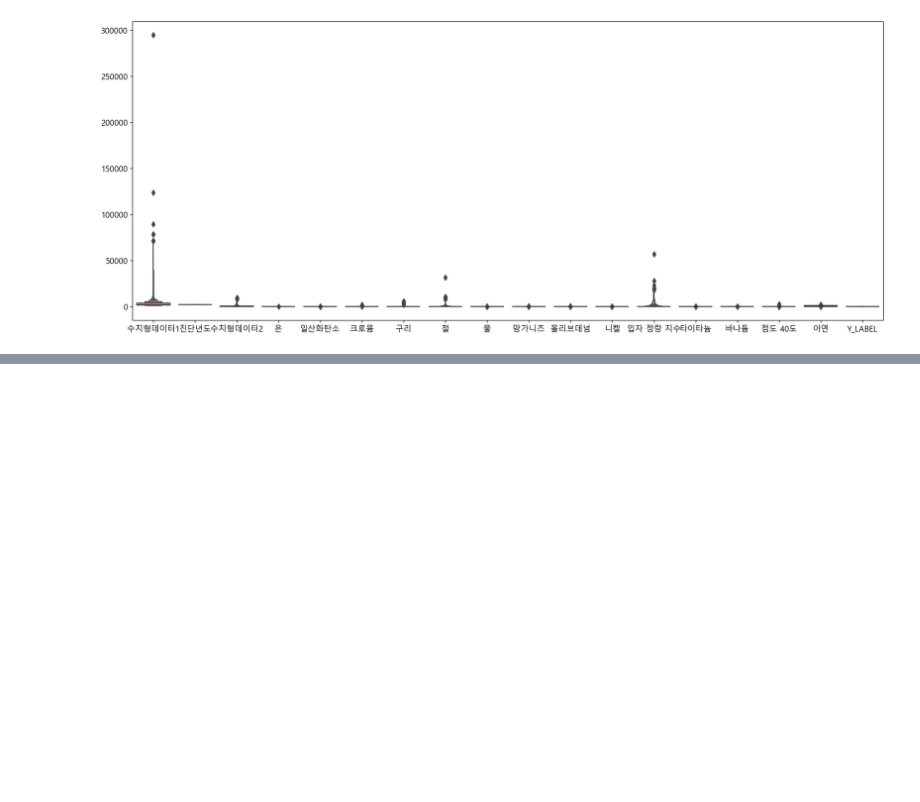
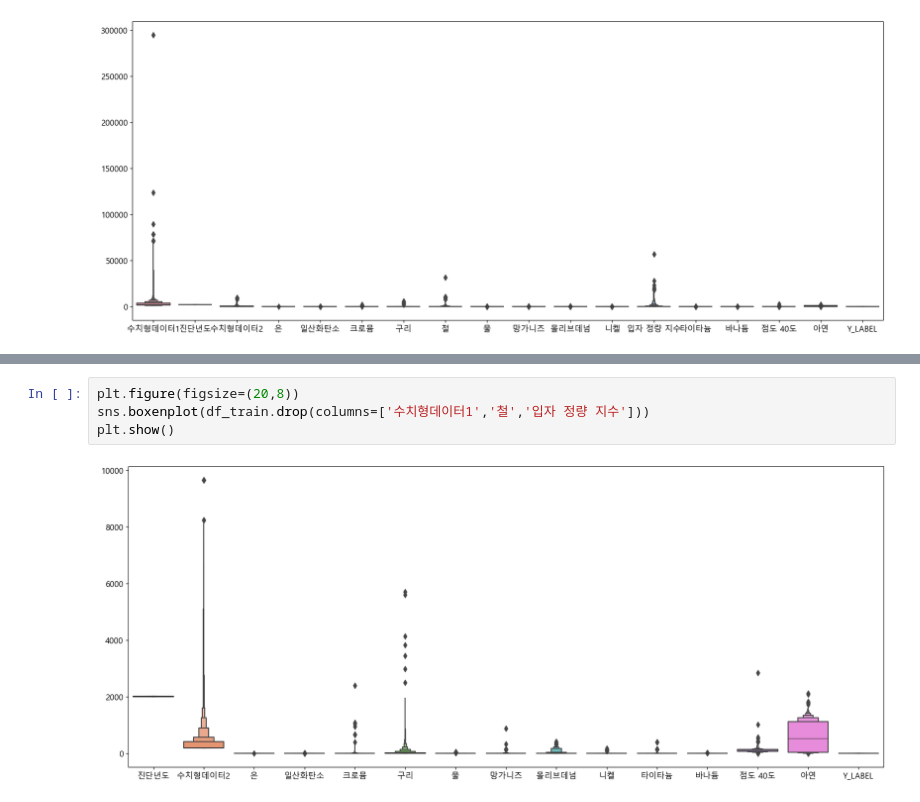
Before and after one commit to YoonJiHwan98/Sejoing_Univ_3-2, a Jupyter notebook: construct_Oil/data_EDA.ipynb, the cells around one changed output, grey strips where cells are left out. Cells and saved outputs as stored; diff of their text form; blank space fills up the shorter version.

```diff
--- a/construct_Oil/data_EDA.ipynb
+++ b/construct_Oil/data_EDA.ipynb
@@ -306,0 +323,6 @@ plt.show()
+# %%
+plt.figure(figsize=(20,8))
+sns.boxenplot(df_train.drop(columns=['수치형데이터1','철','입자 정량 지수']))
+plt.show()
+# %% [output]
+[figure, added]
```
Also changed, not shown: parts of 7 cells of this notebook, 1 other file.
